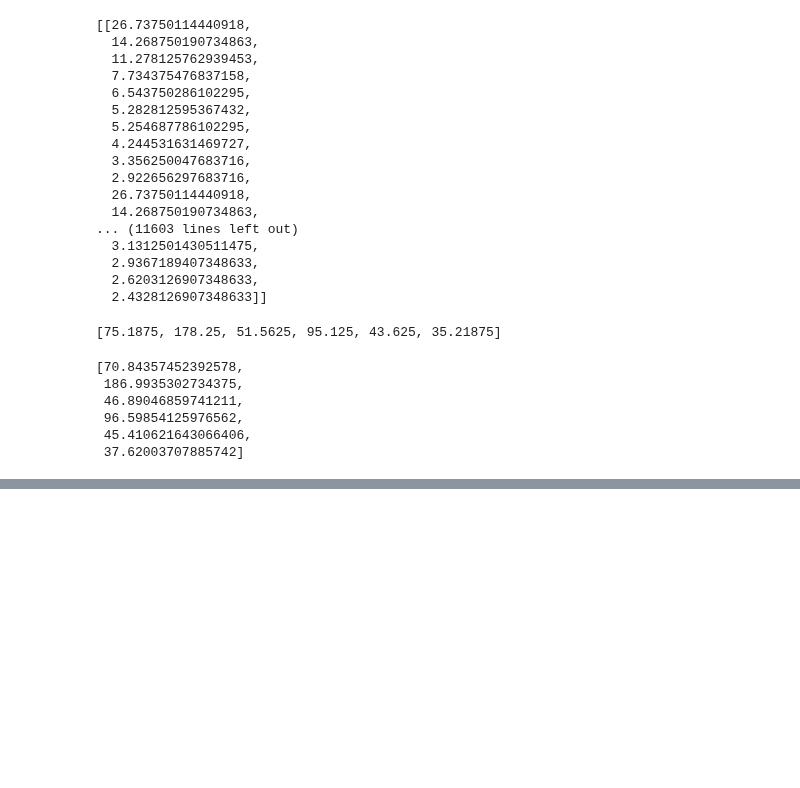
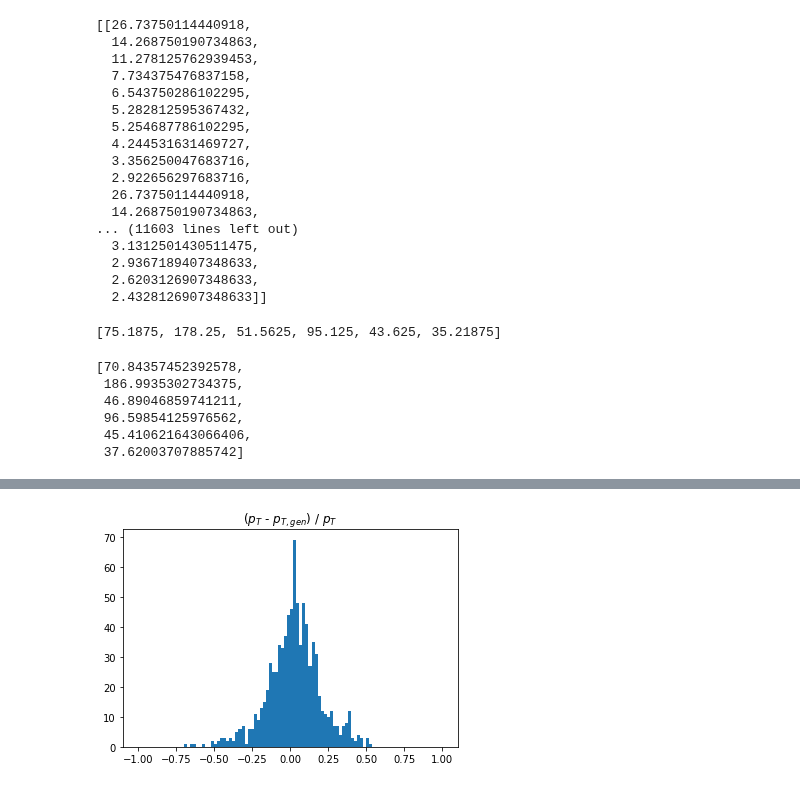
Before and after one commit to PocketCoffea/PocketCoffea, a Jupyter notebook: notebooks/jer.ipynb, the cells around one changed output, grey strips where cells are left out. Drawn from its saved outputs; the diff is of its cells as text; code cells hidden in the pictures; blank space fills up the shorter version.

```diff
--- a/notebooks/jer.ipynb
+++ b/notebooks/jer.ipynb
@@ -264,0 +310,6 @@ matched_genjets.pt[0].tolist()
+# %%
+resolution = deltaPt/ak.flatten(matched_jets.pt)
+plt.hist(resolution, bins=np.linspace(-1, 1, 101))
+plt.title("($p_T$ - $p_{T,gen}$) / $p_T$");
+# %% [output]
+[figure, added]
```
Also changed, not shown: parts of 26 cells of this notebook.
